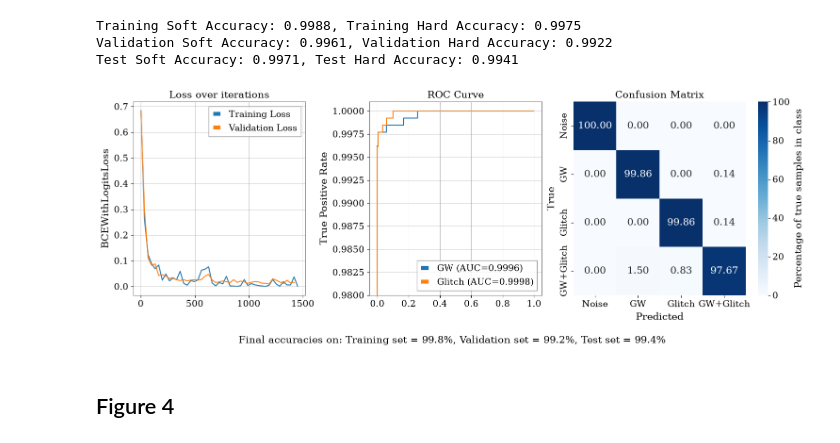
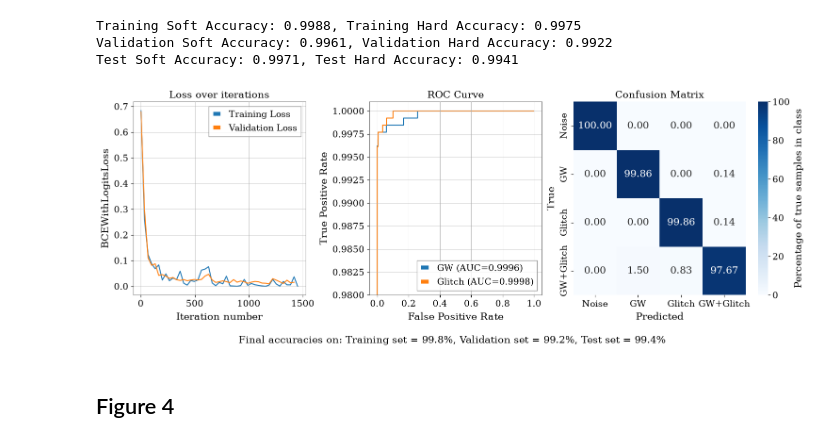
Before and after one commit to AryamannRao/LISAGlitchSignalClassifier, a Jupyter notebook: src/notebooks/figure_generator.ipynb, the cells around one changed output. Cells and saved outputs as stored; diff of their text form; code cells hidden in the pictures.

```diff
--- a/src/notebooks/figure_generator.ipynb
+++ b/src/notebooks/figure_generator.ipynb
@@ -573,6 +573,7 @@ axes[0].plot(
     label='Validation Loss'
 )
 
+axes[0].set_xlabel("Iteration number")
 axes[0].set_ylabel("BCEWithLogitsLoss")
 axes[0].set_title("Loss over iterations")
 axes[0].legend()
@@ -592,6 +593,7 @@ axes[1].plot(
 
 #axes[1].set_xlim(0,1)
 axes[1].set_ylim(0.98,1.001)
+axes[1].set_xlabel("False Positive Rate")
 axes[1].set_ylabel("True Positive Rate")
 axes[1].set_title("ROC Curve")
 axes[1].legend()
@@ -603,34 +605,34 @@ sns.heatmap(
     cmap="Blues",
     ax=axes[2],
     fmt=".2f",
     xticklabels=labels_names,
     yticklabels=labels_names,
     vmin=0,
     vmax=100
 )
 
 axes[2].tick_params(axis='x', labelbottom=True)
 axes[2].set_ylabel("True")
 axes[2].set_xlabel("Predicted")
 axes[2].set_title("Confusion Matrix")
 axes[2].collections[0].colorbar.set_label(
     "Percentage of true samples in class"
 )
 axes[2].grid(False)
 
 fig.text(
     0.5, -0.08,
     f"Final accuracies on: Training set = {train_hard_acc:.1%}, "
     f"Validation set = {val_hard_acc:.1%}, "
     f"Test set = {test_hard_acc:.1%}",
     ha="center",
     fontsize=15
 )
 
 plt.savefig(FIGURES / "model_performance.png", dpi=300, bbox_inches="tight")
 plt.show()
 # %% [output]
-[figure, old version]
+[figure, new version]
 # %% [markdown]
 ## Figure 4
 # %%
```
Also changed, not shown: 23 other files.
